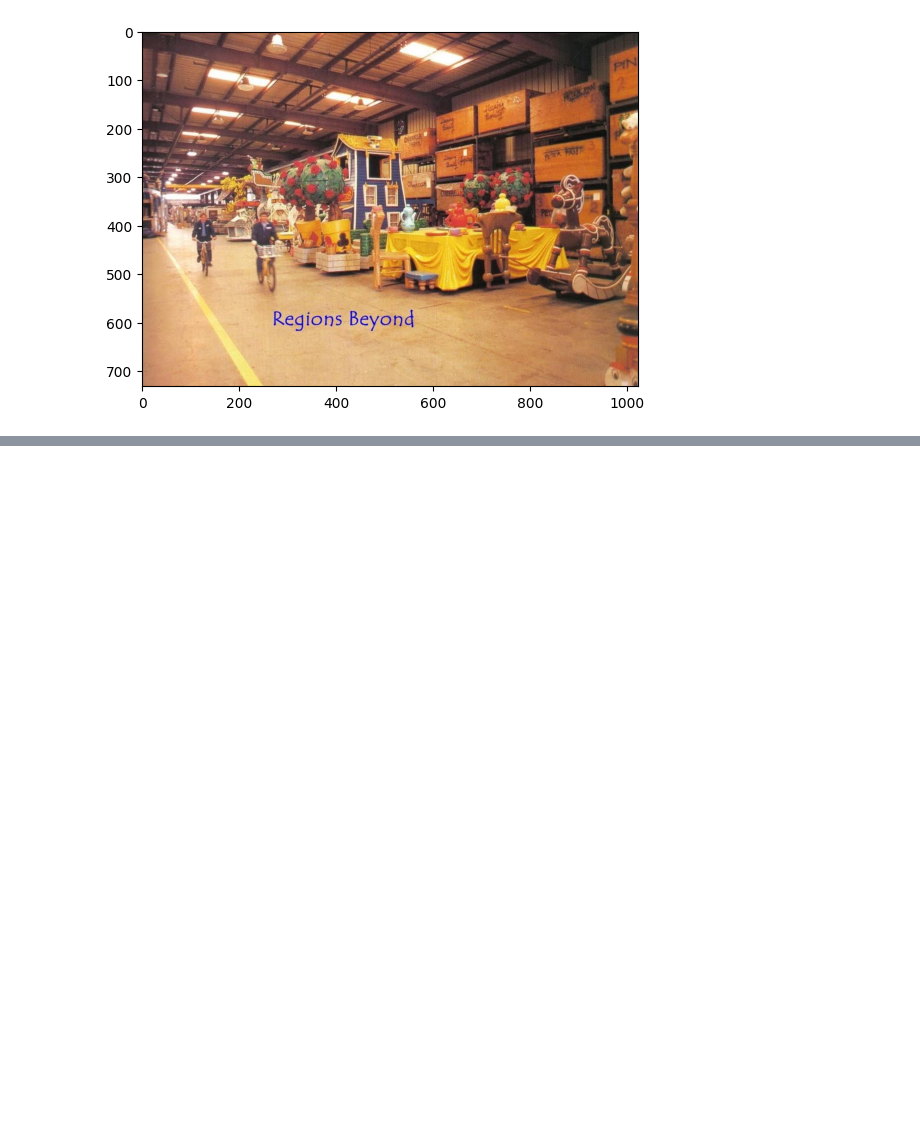
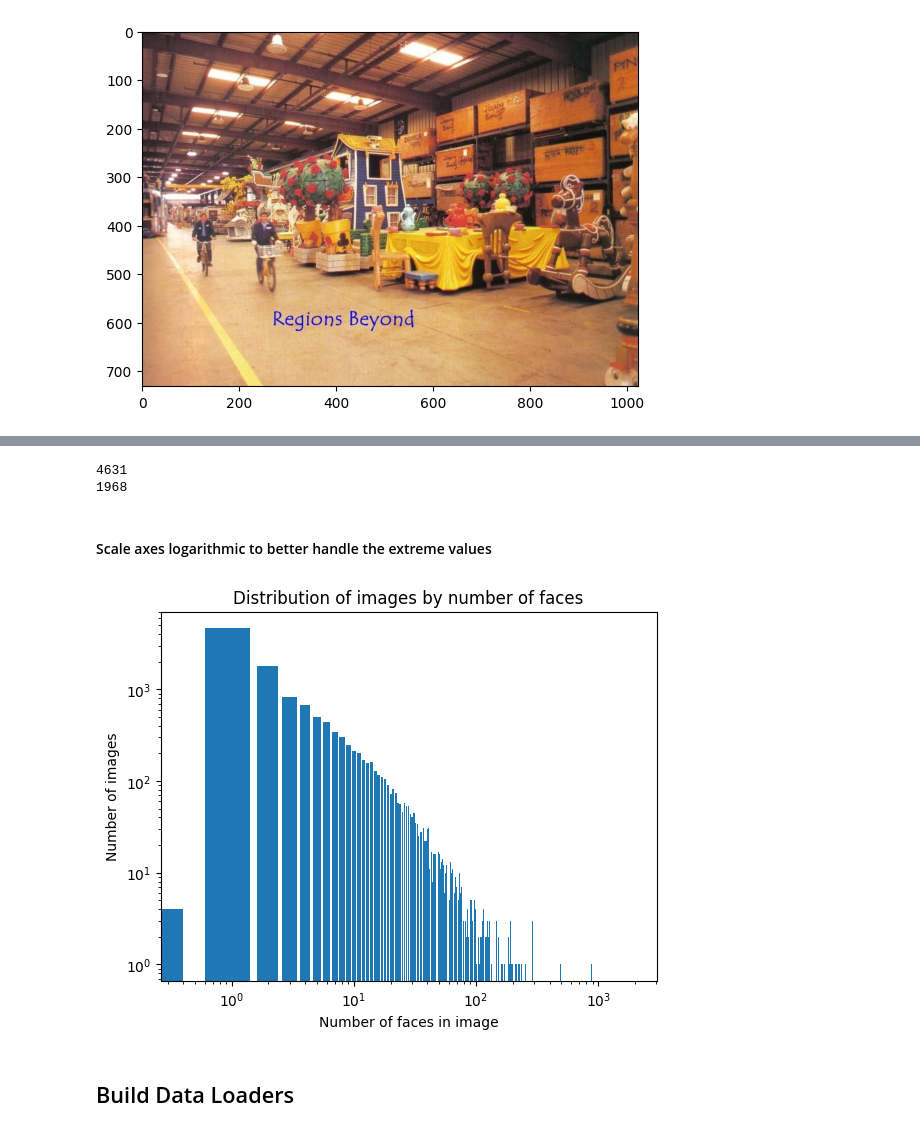
Before and after one commit to Florian-Dreyer/Ryze-Tello-Follow-Me-Drone, a Jupyter notebook: develop_model.ipynb, the cells around one changed output, grey strips where cells are left out. Drawn from its saved outputs; the diff is of its cells as text; code cells hidden in the pictures; blank space fills up the shorter version.

```diff
--- a/develop_model.ipynb
+++ b/develop_model.ipynb
@@ -42,0 +118,21 @@ plt.plot()
+# %%
+print(max(frequency))
+print(max(num_faces))
+# %% [output]
+4631
+1968
+# %% [markdown]
+#### Scale axes logarithmic to better handle the extreme values
+# %%
+plt.bar(num_faces, frequency)
+plt.yscale('log')
+plt.xscale('log')
+plt.xlabel('Number of faces in image')
+plt.ylabel('Number of images')
+plt.title('Distribution of images by number of faces')
+
+plt.show()
+# %% [output]
+[figure, added]
+# %% [markdown]
+## Build Data Loaders
```
Also changed, not shown: parts of 15 cells of this notebook.
